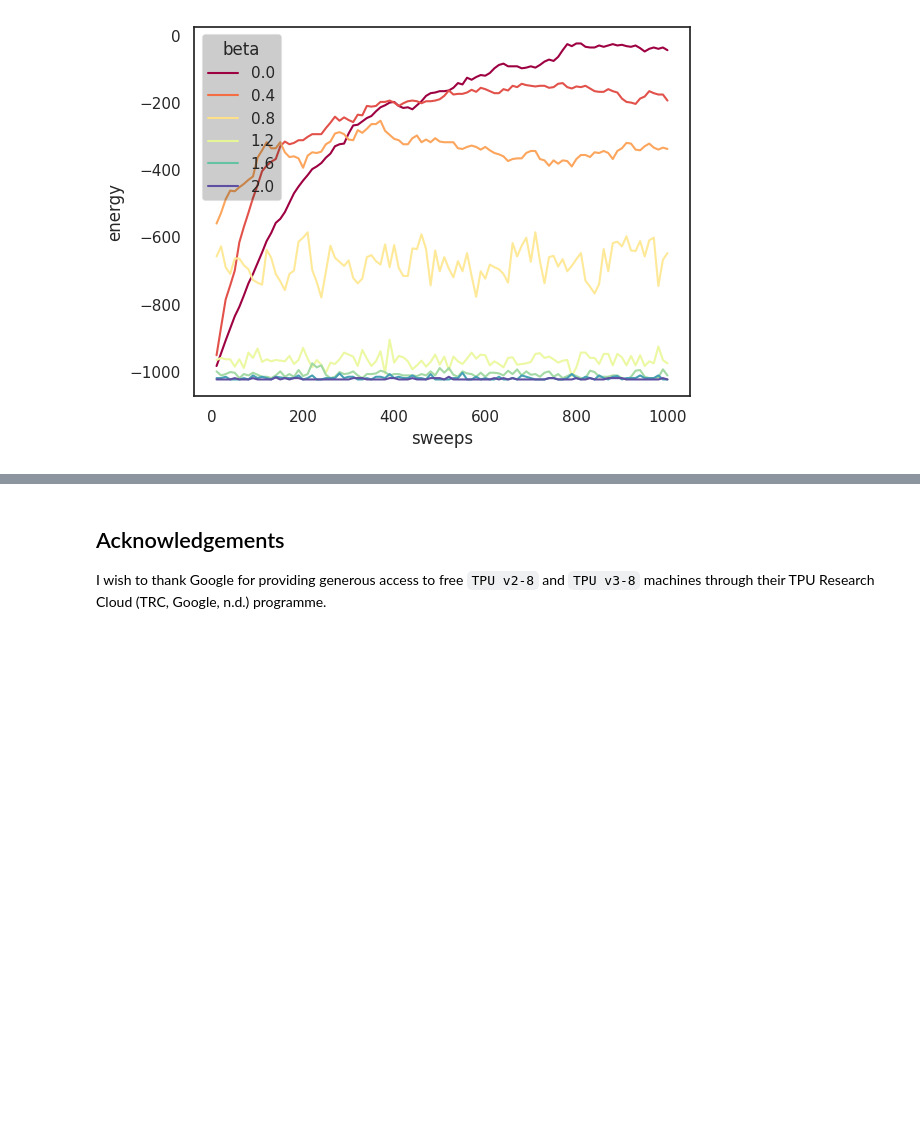
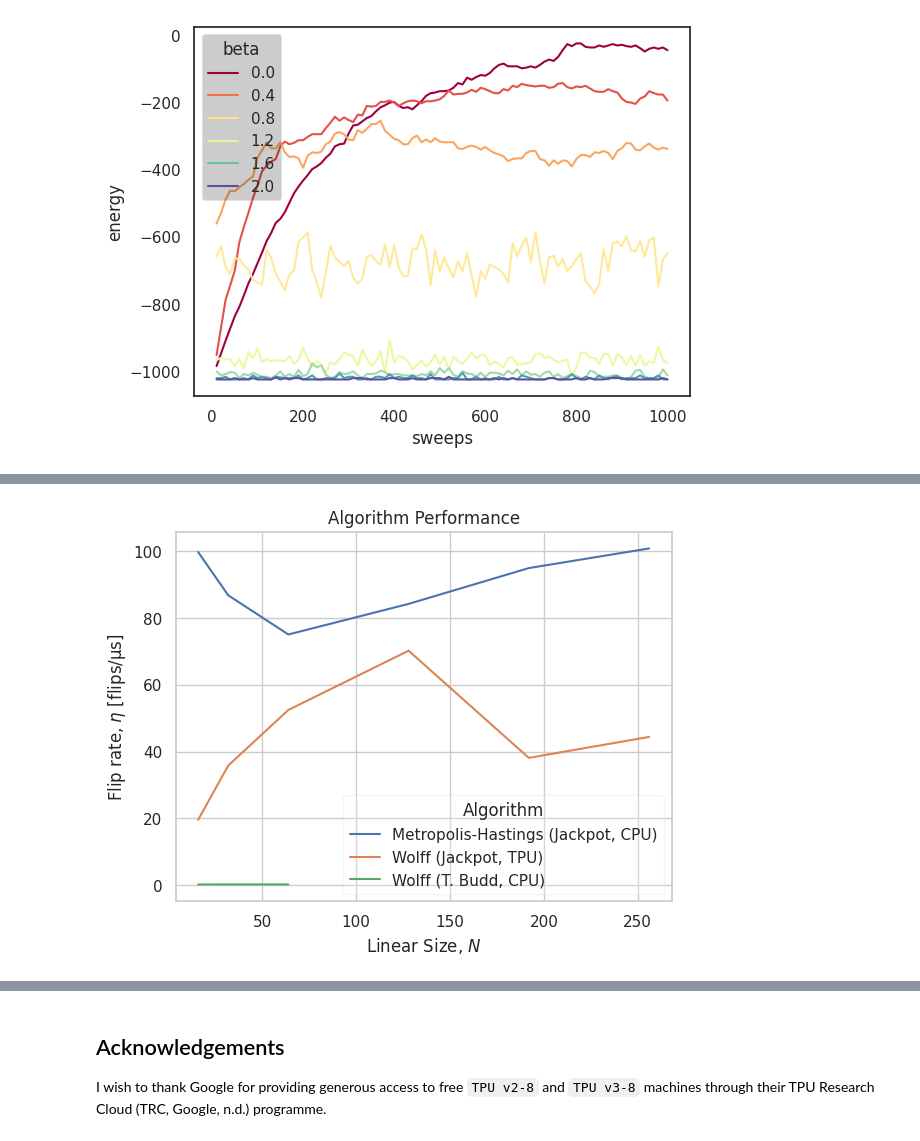
Before and after one commit to JeppeKlitgaard/Jackpot, a Jupyter notebook: report.ipynb, the cells around one changed output, grey strips where cells are left out. Drawn from its saved outputs; the diff is of its cells as text; code cells hidden in the pictures; blank space fills up the shorter version.

```diff
--- a/report.ipynb
+++ b/report.ipynb
@@ -968,0 +986,43 @@ On my system when using CPU's, the above executes practically instantly. That is
+# %%
+performance_variables = []
+for experiment in (root / "experiments" / "performance").glob("*"):
+    if not experiment.is_dir():
+        continue
+
+    vars = {}
+    with open(experiment / "saved_variables.json") as f:
+        vars |= json.load(f)
+    with open(experiment / "config.json") as f:
+        vars |= json.load(f)
+
+    performance_variables.append(vars)
+
+perf_df = pd.DataFrame.from_records(performance_variables)
+perf_df = perf_df[
+    ["algorithm", "thermalise_compile_time", "thermalise_run_time", "flip_rate", "size"]
+]
+perf_df["algorithm"] = perf_df["algorithm"].replace(
+    {
+        "metropolis_hastings": "Metropolis-Hastings (Jackpot, CPU)",
+        "wolff": "Wolff (Jackpot, TPU)",
+    }
+)
+with open(root / "experiments" / "performance" / "tbudd_wolff_perf.json") as f:
+    tbudd_perf = json.load(f)
+
+tbudd_perf_data = []
+for k, v in tbudd_perf.items():
+    tbudd_perf_data.append(
+        {"size": k, "flip_rate": v, "algorithm": "Wolff (T. Budd, CPU)"}
+    )
+
+perf_df = pd.concat([perf_df, pd.DataFrame.from_records(tbudd_perf_data)])
+perf_df = perf_df.reset_index()
+perf_df["size"] = perf_df["size"].astype(int)
+
+ax = sns.lineplot(data=perf_df, x="size", y="flip_rate", hue="algorithm")
+ax.set(xlabel="Linear Size, $N$", ylabel=r"Flip rate, $η \ \mathrm{[flips/μs]}$")
+ax.get_legend().set_title("Algorithm")
+plt.title("Algorithm Performance");
+# %% [output]
+[figure, added]
```
Also changed, not shown: parts of 10 cells of this notebook, 2 other files.
